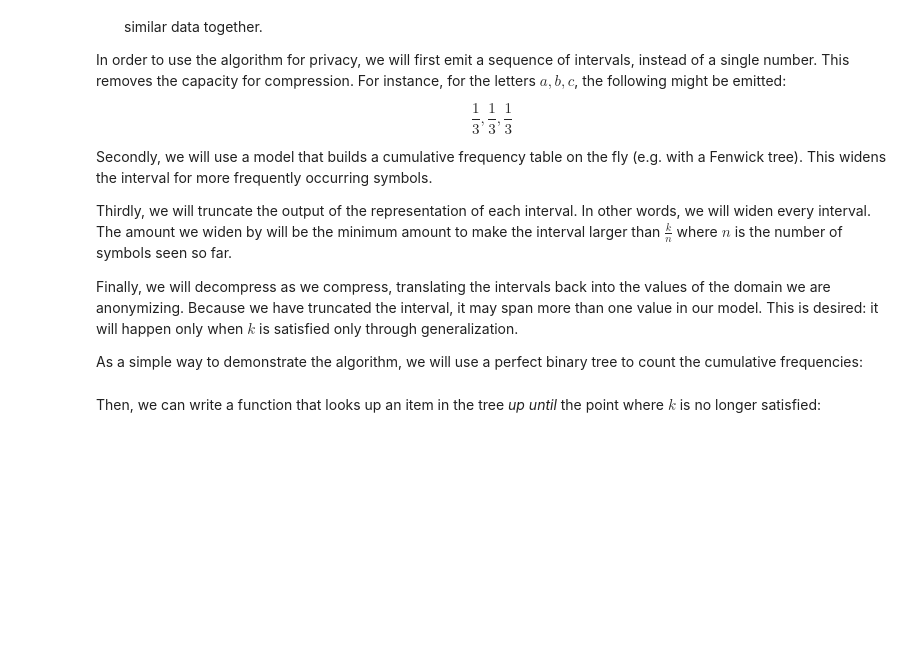
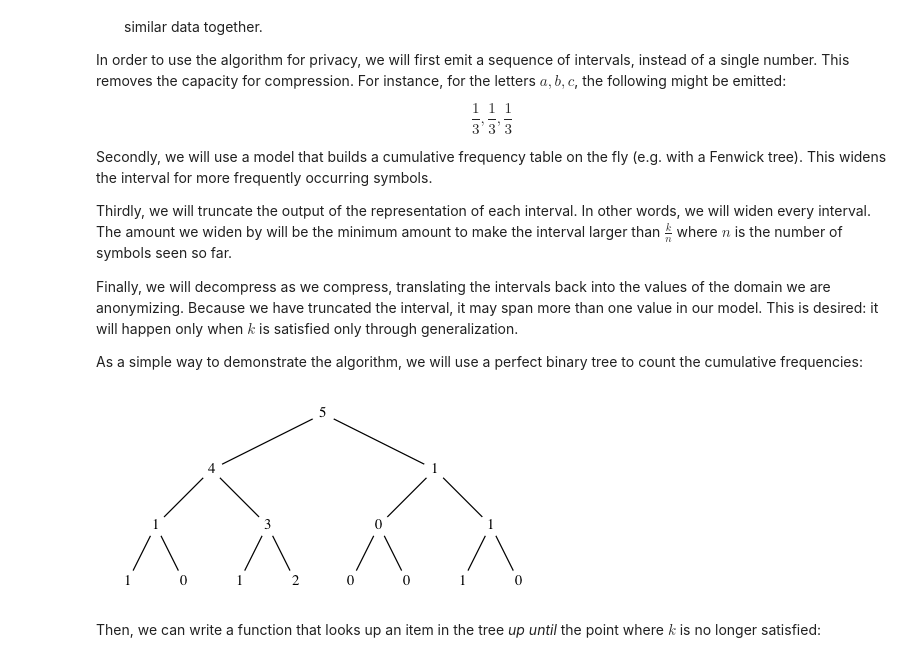
Before and after one commit to oisdk/IHaskell, a Jupyter notebook: notebooks/Privacy.ipynb, the cells around one changed output. Drawn from its saved outputs; the diff is of its cells as text; code cells hidden in the pictures; blank space fills up the shorter version.

```diff
--- a/notebooks/Privacy.ipynb
+++ b/notebooks/Privacy.ipynb
@@ -481,7 +517,17 @@ Finally, we will decompress as we compress, translating the intervals back into
 
 As a simple way to demonstrate the algorithm, we will use a perfect binary tree to count the cumulative frequencies:
 # %%
-import Data.Bits
+:ext TypeSynonymInstances
+:ext FlexibleInstances
+
+import           Data.Bits
+import           IHaskell.Display          (IHaskellDisplay(display))
+import qualified Data.Tree                 as Rose
+import           Diagrams.TwoD.Layout.Tree (renderTree,symmLayout)
+import           Diagrams.Prelude          (text,fontSizeL,circle,fc
+                                           ,lc,white,pad,centerXY,(#)
+                                           ,(~~))
+import           Data.Maybe                (catMaybes,fromJust)
 
 data Nested a
     = Perfect !a
@@ -505,33 +551,55 @@ data Branch a =
 data Span = Span {-# UNPACK #-} !Word {-# UNPACK #-} !Word
 
 instance Show Span where
     showsPrec n (Span l 0) = showsPrec n l
     showsPrec _ (Span l o)
         = showChar '['
         . shows (shiftL l (fromEnum o))
         . showChar ','
         . shows (shiftL (l + 1) (fromEnum o))
         . showChar ')'
 
 makePerfect :: Word -> Perfect
 makePerfect = mk ()
   where
     mk :: a -> Word -> Nested a
     mk x 0 = Perfect x
     mk x m = Nest (mk (Branch 0 x 0 x) (m - 1))
 
 incr :: Word -> Perfect -> Perfect
 incr i tr = go i 0 tr id
   where
     go :: Word -> Word -> Nested a -> (a -> a) -> Nested a
     go _ _ (Perfect x) c = Perfect (c x)
     go i p (Nest t) c =
         Nest $
         go i (p + 1) t $
             \(Branch sl l sr r) ->
               if testBit i (fromEnum p)
                 then Branch sl l (sr + 1) (c r)
                 else Branch (sl + 1) (c l) sr r
+
+instance IHaskellDisplay Perfect where
+    display = display
+            . diagram
+            . drawTree
+            . res
+            . foldPerfect toTree []
+      where
+        toTree x l y r = [Rose.Node x l, Rose.Node y r]
+        res xs = Rose.Node (sum (map Rose.rootLabel xs)) xs
+        drawTree
+            = pad 1.1
+            . centerXY
+            . renderTree
+                (\n -> text (show n) # fontSizeL 0.2
+                    <> circle 0.2 # fc white # lc white)
+                (~~)
+            . symmLayout
+
+foldr incr (makePerfect 3) [0,3,3,2,6]
+# %% [output]
+[figure, added]
 # %% [markdown]
 Then, we can write a function that looks up an item in the tree *up until* the point where $k$ is no longer satisfied:
 # %%
```
Also changed, not shown: parts of 20 cells of this notebook.
